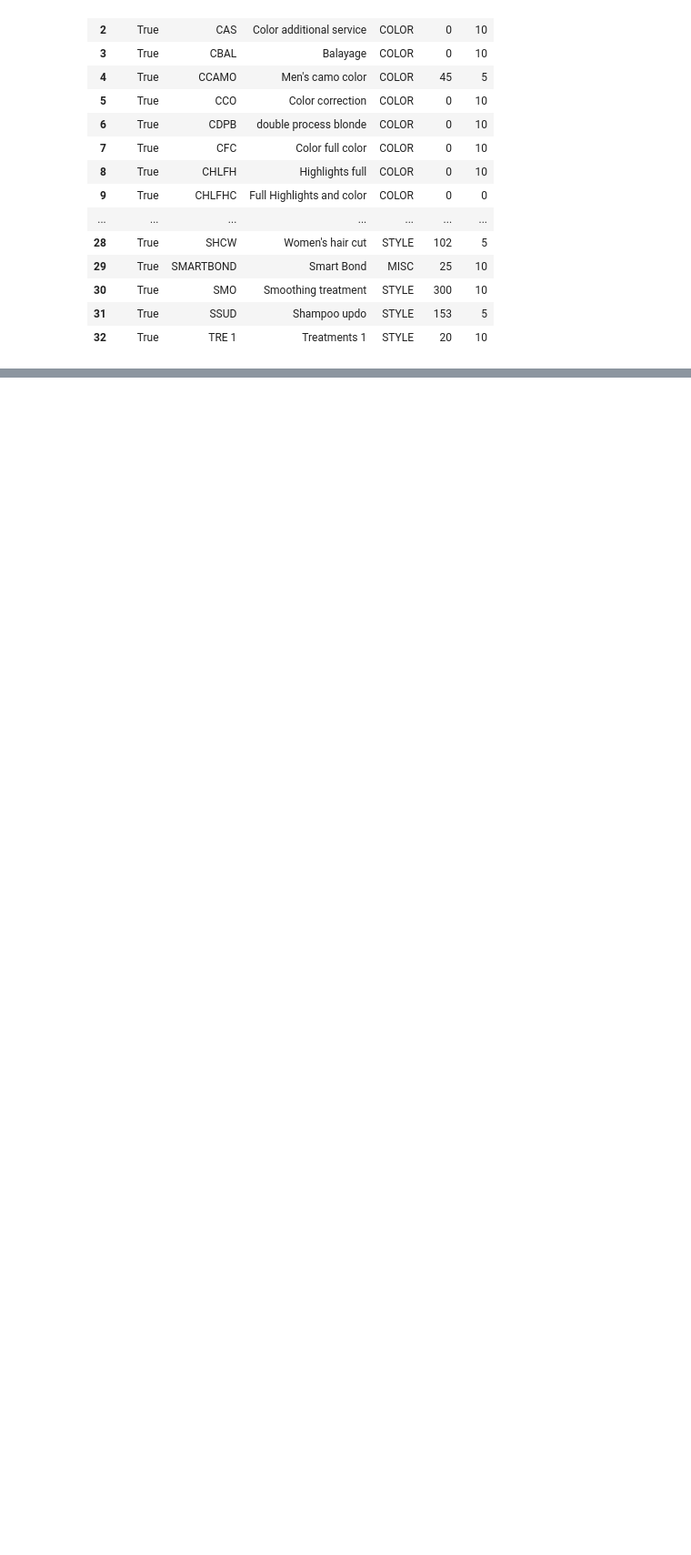
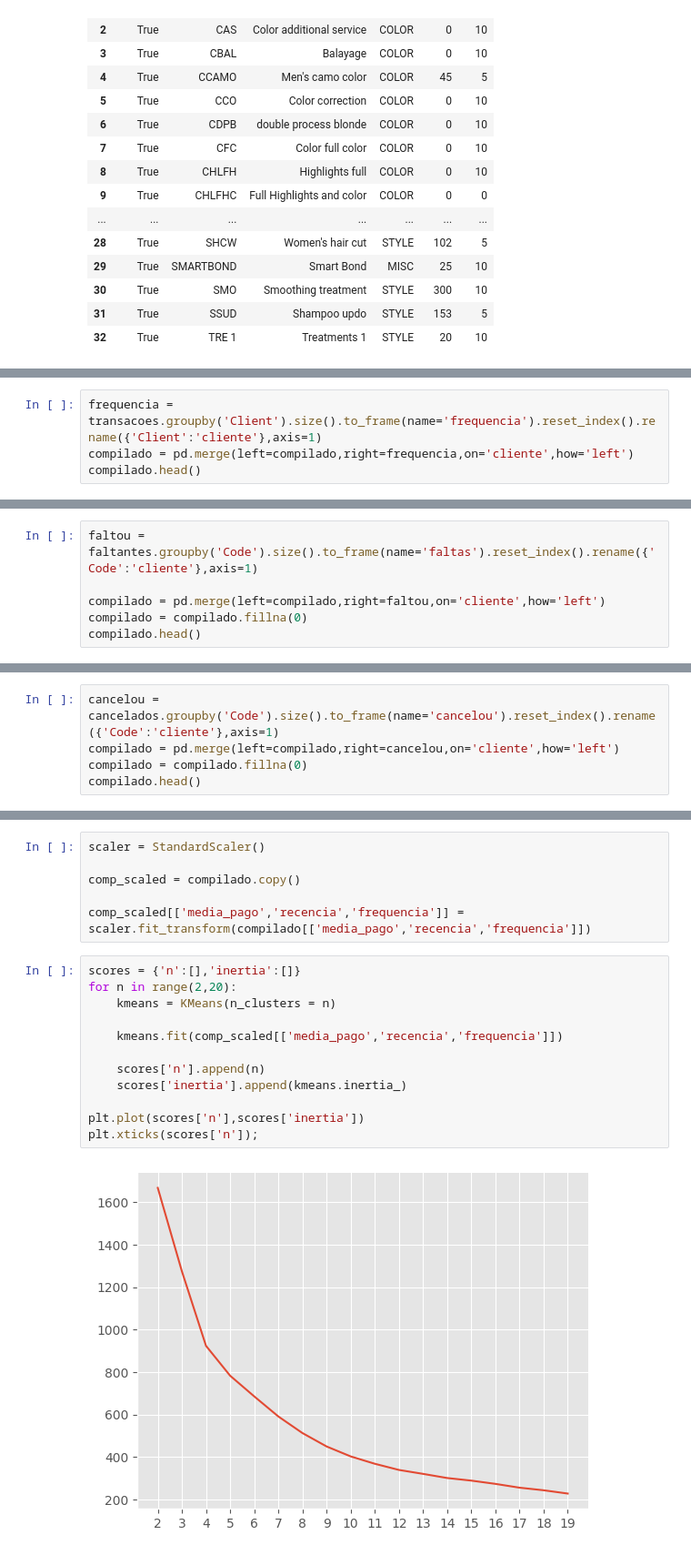
Before and after one commit to Alexandre-Esposte/Reserva_Nao_Honrada, a Jupyter notebook: notebooks/analises.ipynb, the cells around one changed output, grey strips where cells are left out. Shown at 91% size. Cells and saved outputs as stored; diff of their text form; blank space fills up the shorter version.

```diff
--- a/notebooks/analises.ipynb
+++ b/notebooks/analises.ipynb
@@ -604,0 +800,4 @@ servicos
+# %%
+frequencia = transacoes.groupby('Client').size().to_frame(name='frequencia').reset_index().rename({'Client':'cliente'},axis=1)
+compilado = pd.merge(left=compilado,right=frequencia,on='cliente',how='left')
+compilado.head()
@@ -604,0 +813,6 @@ servicos
+# %%
+faltou = faltantes.groupby('Code').size().to_frame(name='faltas').reset_index().rename({'Code':'cliente'},axis=1)
+
+compilado = pd.merge(left=compilado,right=faltou,on='cliente',how='left')
+compilado = compilado.fillna(0)
+compilado.head()
@@ -604,0 +828,5 @@ servicos
+# %%
+cancelou = cancelados.groupby('Code').size().to_frame(name='cancelou').reset_index().rename({'Code':'cliente'},axis=1)
+compilado = pd.merge(left=compilado,right=cancelou,on='cliente',how='left')
+compilado = compilado.fillna(0)
+compilado.head()
@@ -604,0 +842,20 @@ servicos
+# %%
+scaler = StandardScaler()
+
+comp_scaled = compilado.copy()
+
+comp_scaled[['media_pago','recencia','frequencia']] =  scaler.fit_transform(compilado[['media_pago','recencia','frequencia']])
+# %%
+scores = {'n':[],'inertia':[]}
+for n in range(2,20):
+    kmeans = KMeans(n_clusters = n)
+
+    kmeans.fit(comp_scaled[['media_pago','recencia','frequencia']])
+
+    scores['n'].append(n)
+    scores['inertia'].append(kmeans.inertia_)
+
+plt.plot(scores['n'],scores['inertia'])
+plt.xticks(scores['n']);
+# %% [output]
+[figure, added]
```
Also changed, not shown: parts of 37 cells of this notebook, 1 other file.
